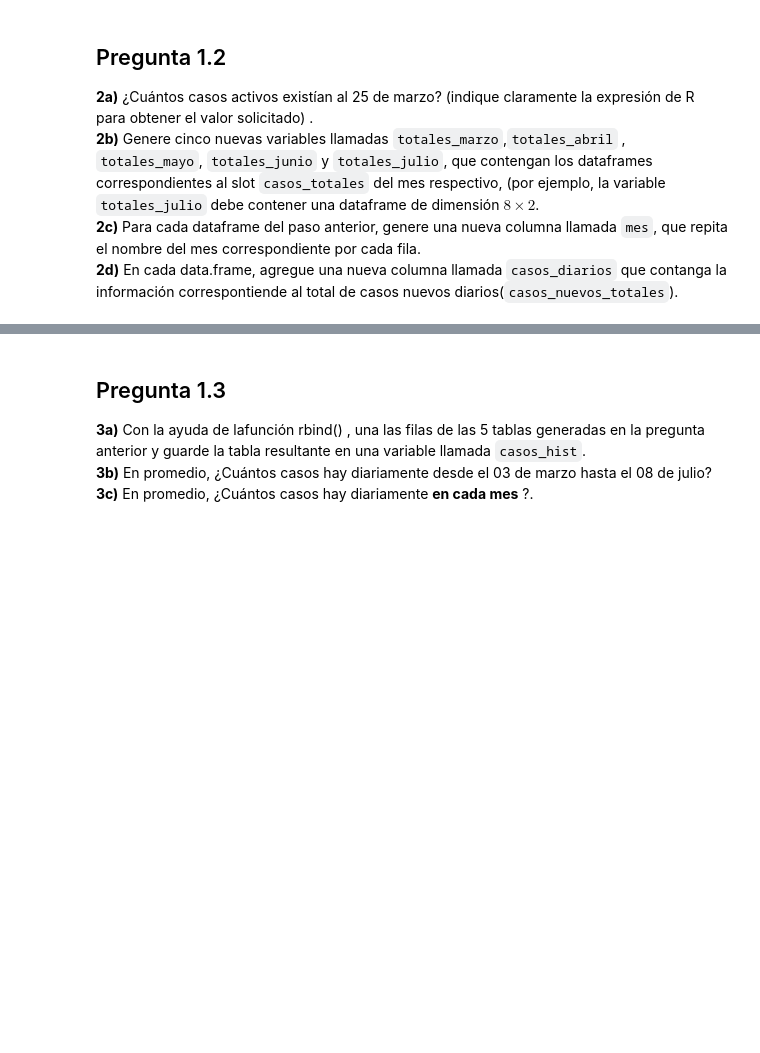
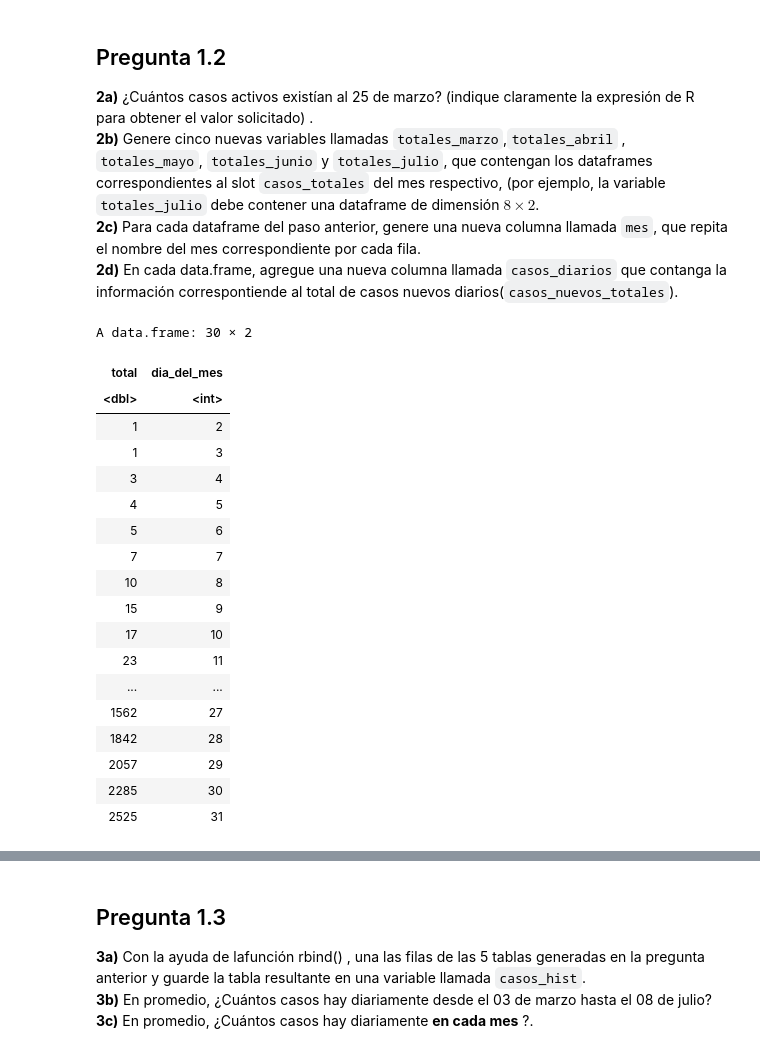
Before and after one commit to mrrojas72/Introduccion_a_ciencia_de_datos_R, a Jupyter notebook: Ayudantías/Ayudantía1/A1_02_listas_y_dataframes.ipynb, the cells around one changed output, grey strips where cells are left out. Saved outputs shown, nothing was run; the diff lists cells and outputs as text; code cells hidden in the pictures; blank space fills up the shorter version.

```diff
--- a/Ayudantías/Ayudantía1/A1_02_listas_y_dataframes.ipynb
+++ b/Ayudantías/Ayudantía1/A1_02_listas_y_dataframes.ipynb
@@ -208,0 +586,22 @@ casos <- readRDS("covid.rds")
+# %%
+casos$mar$casos_activos
+# %% [output]
+A data.frame: 30 × 2
+| total | dia_del_mes |
+| <dbl> | <int> |
+| 1 | 2 |
+| 1 | 3 |
+| 3 | 4 |
+| 4 | 5 |
+| 5 | 6 |
+| 7 | 7 |
+| 10 | 8 |
+| 15 | 9 |
+| 17 | 10 |
+| 23 | 11 |
+| ... | ... |
+| 1562 | 27 |
+| 1842 | 28 |
+| 2057 | 29 |
+| 2285 | 30 |
+| 2525 | 31 |
```
Also changed, not shown: parts of 72 cells of this notebook.
